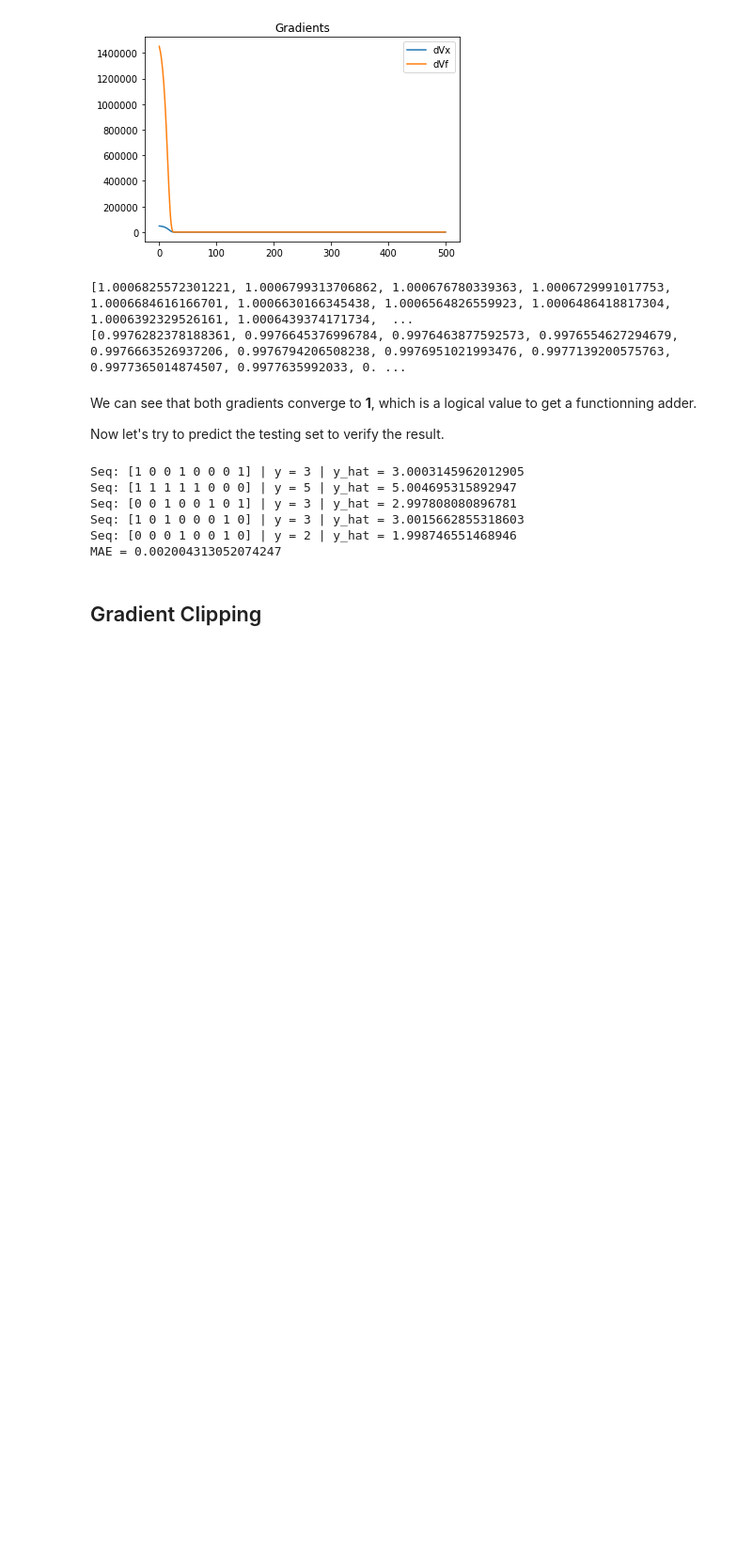
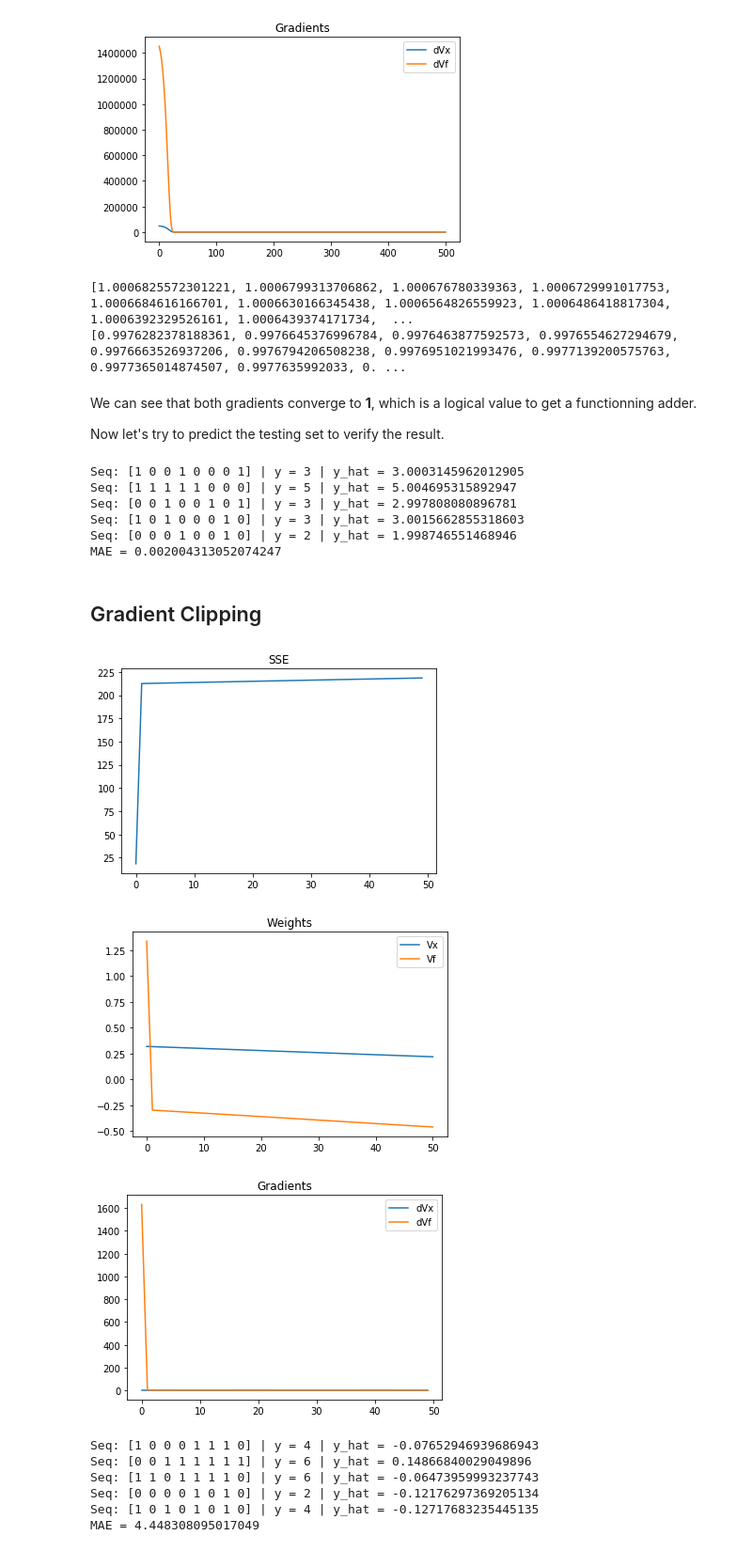
Before and after one commit to Maxtoq/Adder-with-RNN, a Jupyter notebook: Adder with Recurrent Neural Network.ipynb, the cells around one changed output. Shown at 94% size. Cells and saved outputs as stored; diff of their text form; code cells hidden in the pictures; blank space fills up the shorter version.

Commit message:
clipping

```diff
--- a/Adder with Recurrent Neural Network.ipynb
+++ b/Adder with Recurrent Neural Network.ipynb
@@ -282,7 +282,15 @@ class ClippingRNNAdder(RNNAdder):
         RNNAdder.__init__(self)
 
         # Gradient threshold
-        self.thresh = 1.0
+        self.thresh = 2.0
+
+    def clip_grad(self, grad):
+        if grad > self.thresh or np.isnan(grad):
+            return self.thresh
+        elif grad < -self.thresh:
+            return -self.thresh
+        else:
+            return grad
 
     def clipping_backward(self, X, y, y_hat):
         dVx = 0
@@ -293,11 +301,15 @@ class ClippingRNNAdder(RNNAdder):
             dVx += (np.sum((y_hat - y) * X[:, t]) * (self.Vf ** (self.T - t)))
             dVf += (np.sum((y_hat - y) * self.f[:, t - 1]) * (self.Vf ** (self.T - t)))
 
-
+        # Clip the gradients
+        #print(dVx)
+        dVx = self.clip_grad(dVx)
+        #print(dVx)
+        dVx = self.clip_grad(dVf)
 
         # Update the weights
-        self.Vx -= np.sign(dVx) * self.delta_x
-        self.Vf -= np.sign(dVf) * self.delta_f
+        self.Vx -= self.lr_x * dVx
+        self.Vf -= self.lr_f * dVf
 
         self.hist_Vx.append(self.Vx)
         self.hist_Vf.append(self.Vf)
@@ -316,3 +328,19 @@ class ClippingRNNAdder(RNNAdder):
             self.clipping_backward(X, y, y_hat)
 
         self.plot_hist()
+# %%
+model = ClippingRNNAdder()
+model.fit(train_X, train_y, nb_epoch=50)
+# %% [output]
+[figure, added]
+[figure, added]
+[figure, added]
+# %%
+model.predict(test_X, test_y)
+# %% [output]
+Seq: [1 0 0 0 1 1 1 0] | y = 4 | y_hat = -0.07652946939686943
+Seq: [0 0 1 1 1 1 1 1] | y = 6 | y_hat = 0.14866840029049896
+Seq: [1 1 0 1 1 1 1 0] | y = 6 | y_hat = -0.06473959993237743
+Seq: [0 0 0 0 1 0 1 0] | y = 2 | y_hat = -0.12176297369205134
+Seq: [1 0 1 0 1 0 1 0] | y = 4 | y_hat = -0.12717683235445135
+MAE = 4.448308095017049
```
Also changed, not shown: parts of 2 cells of this notebook.
